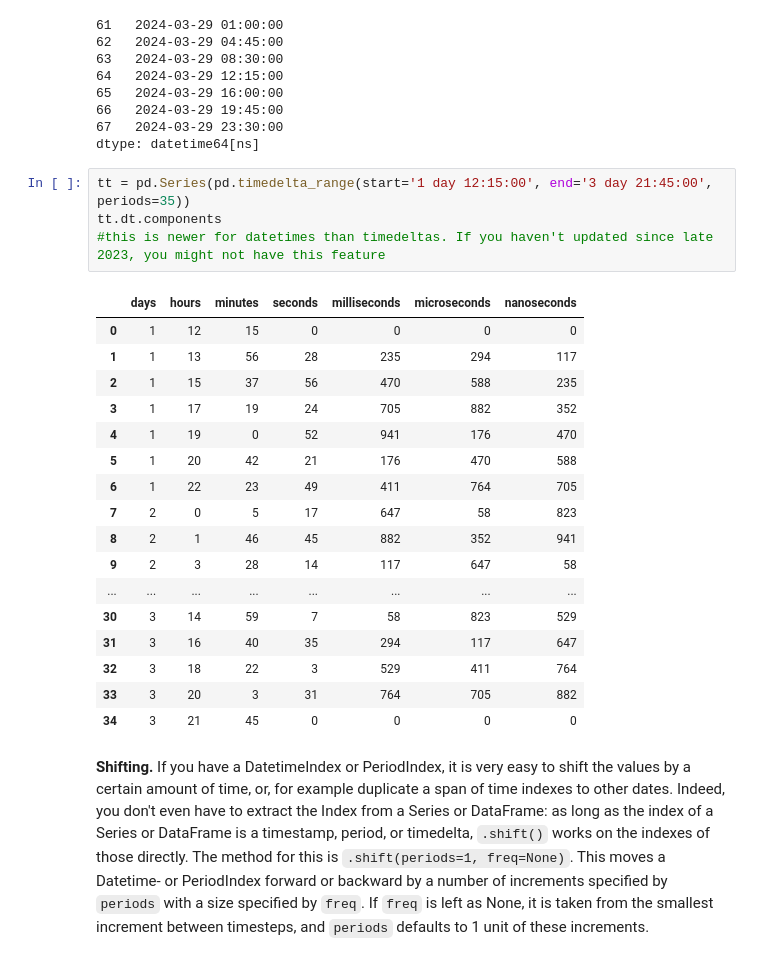
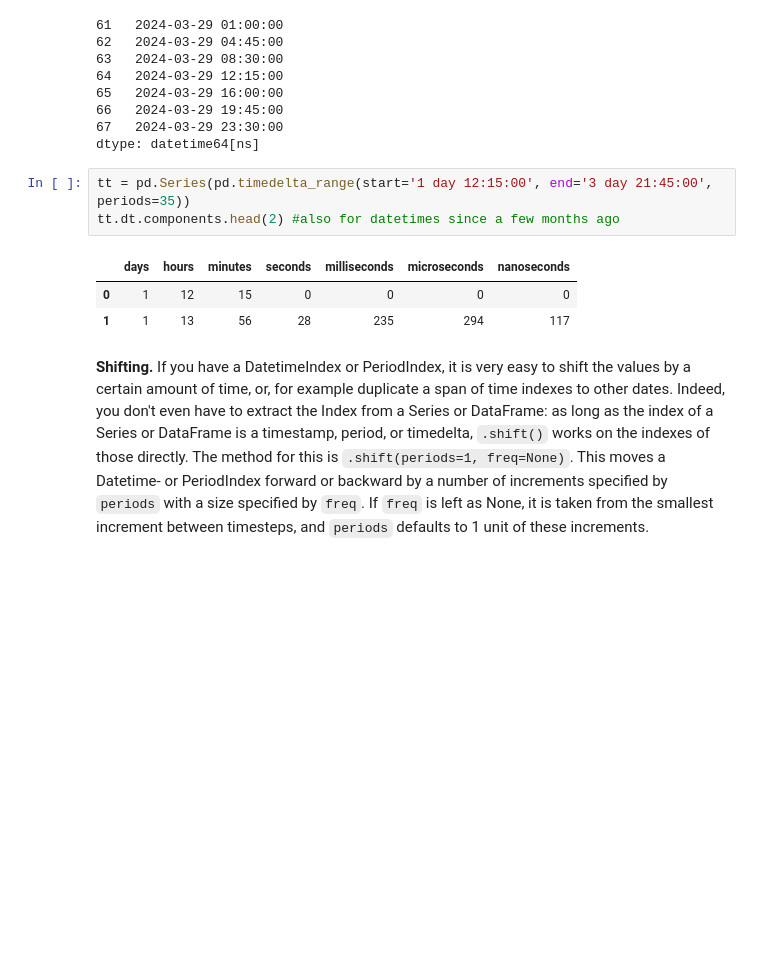
Before and after one commit to rlpitts/Intro-to-Pandas, a Jupyter notebook: PandasSBIntro.ipynb, the cells around one changed output. Drawn from its saved outputs; the diff is of its cells as text; blank space fills up the shorter version.

```diff
--- a/PandasSBIntro.ipynb
+++ b/PandasSBIntro.ipynb
@@ -1950,26 +1951,11 @@ mm[mm.dt.day==29]
 dtype: datetime64[ns]
 # %%
 tt = pd.Series(pd.timedelta_range(start='1 day 12:15:00', end='3 day 21:45:00', periods=35))
-tt.dt.components
-#this is newer for datetimes than timedeltas. If you haven't updated since late 2023, you might not have this feature
+tt.dt.components.head(2) #also for datetimes since a few months ago
 # %% [output]
 |  | days | hours | minutes | seconds | milliseconds | microseconds | nanoseconds |
 | 0 | 1 | 12 | 15 | 0 | 0 | 0 | 0 |
 | 1 | 1 | 13 | 56 | 28 | 235 | 294 | 117 |
-| 2 | 1 | 15 | 37 | 56 | 470 | 588 | 235 |
-| 3 | 1 | 17 | 19 | 24 | 705 | 882 | 352 |
-| 4 | 1 | 19 | 0 | 52 | 941 | 176 | 470 |
-| 5 | 1 | 20 | 42 | 21 | 176 | 470 | 588 |
-| 6 | 1 | 22 | 23 | 49 | 411 | 764 | 705 |
-| 7 | 2 | 0 | 5 | 17 | 647 | 58 | 823 |
-| 8 | 2 | 1 | 46 | 45 | 882 | 352 | 941 |
-| 9 | 2 | 3 | 28 | 14 | 117 | 647 | 58 |
-| ... | ... | ... | ... | ... | ... | ... | ... |
-| 30 | 3 | 14 | 59 | 7 | 58 | 823 | 529 |
-| 31 | 3 | 16 | 40 | 35 | 294 | 117 | 647 |
-| 32 | 3 | 18 | 22 | 3 | 529 | 411 | 764 |
-| 33 | 3 | 20 | 3 | 31 | 764 | 705 | 882 |
-| 34 | 3 | 21 | 45 | 0 | 0 | 0 | 0 |
 # %% [markdown]
 **Shifting.** If you have a DatetimeIndex or PeriodIndex, it is very easy to shift the values by a certain amount of time, or, for example duplicate a span of time indexes to other dates. Indeed, you don't even have to extract the Index from a Series or DataFrame: as long as the index of a Series or DataFrame is a timestamp, period, or timedelta, `.shift()` works on the indexes of those directly. The method for this is `.shift(periods=1, freq=None)`. This moves a Datetime- or PeriodIndex forward or backward by a number of increments specified by `periods` with a size specified by `freq`. If `freq` is left as None, it is taken from the smallest increment between timesteps, and `periods` defaults to 1 unit of these increments.
 # %%
```
Also changed, not shown: parts of 14 cells of this notebook, 1 other file.
